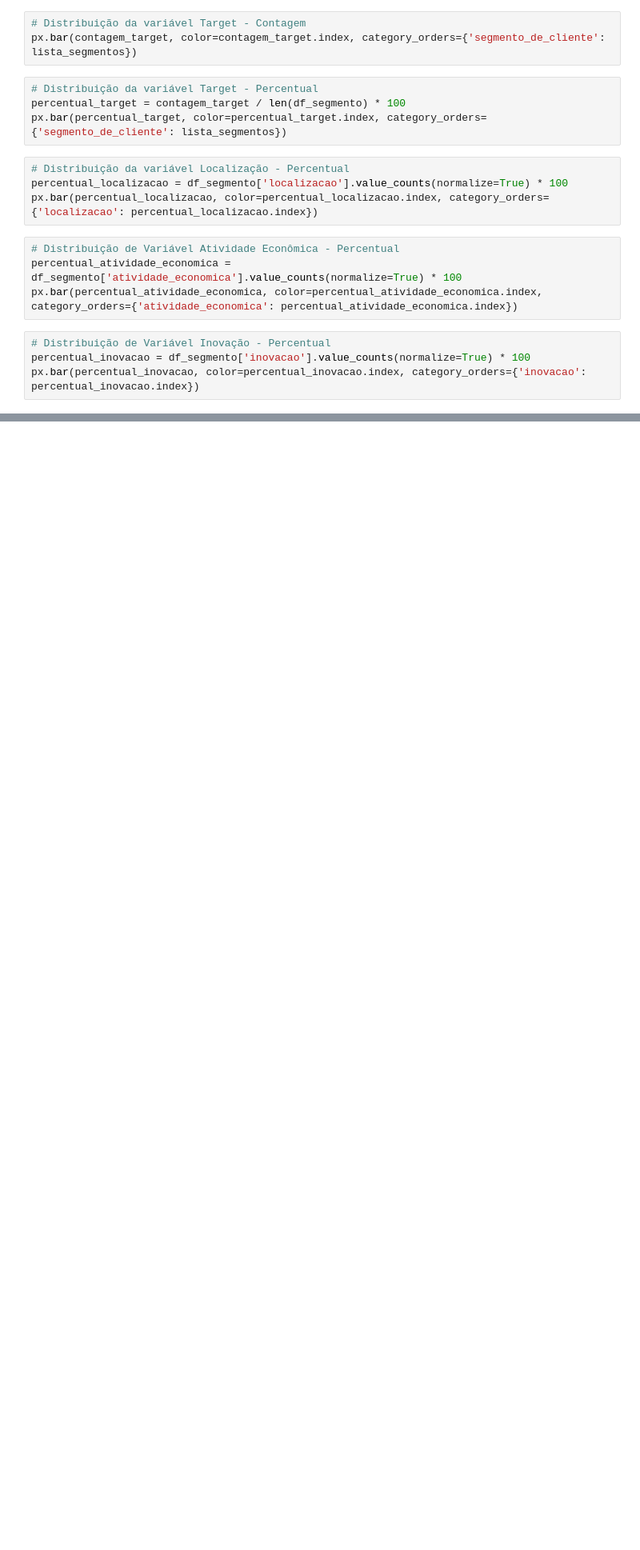
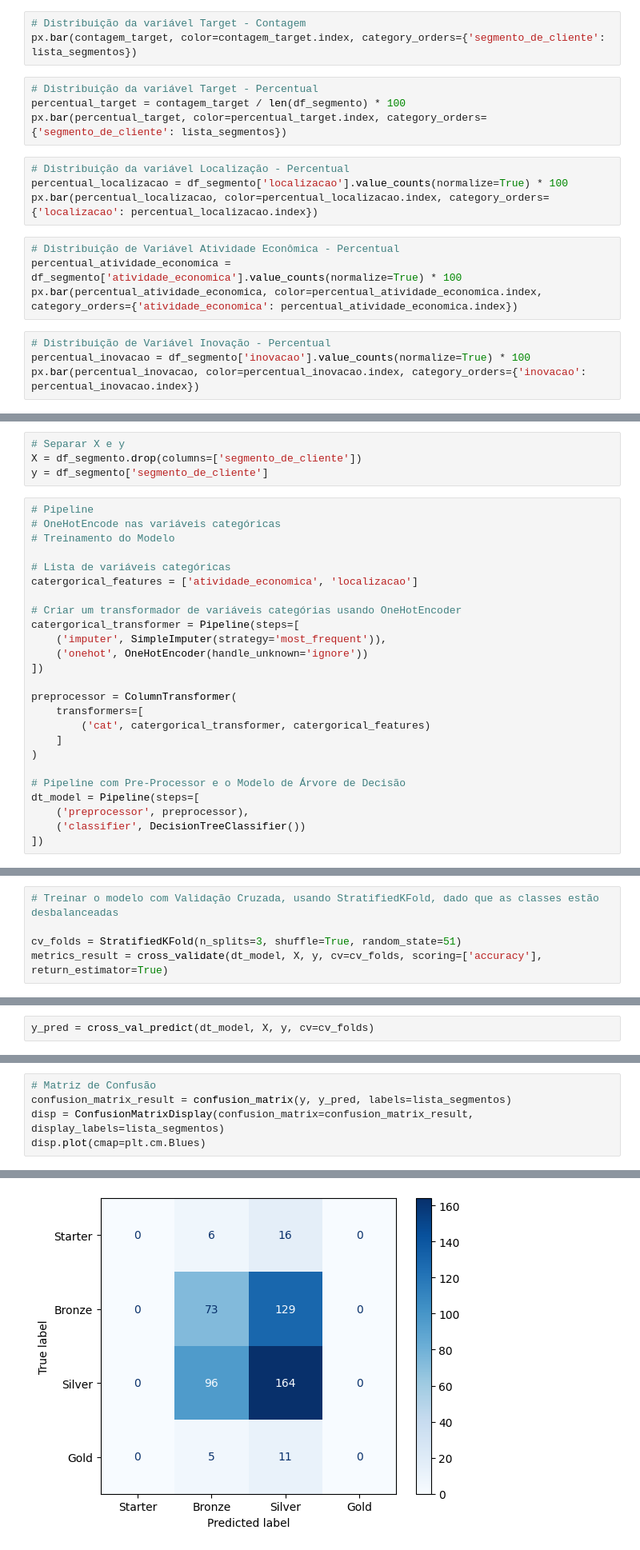
Before and after one commit to pedrosayuri/classificacao_arvore_decisao, a Jupyter notebook: classificacao_segmento_empresa.ipynb, the cells around one changed output, grey strips where cells are left out. Shown at 80% size. Saved outputs shown, nothing was run; the diff lists cells and outputs as text; blank space fills up the shorter version.

```diff
--- a/classificacao_segmento_empresa.ipynb
+++ b/classificacao_segmento_empresa.ipynb
@@ -132,0 +338,29 @@ px.bar(percentual_inovacao, color=percentual_inovacao.index, category_orders={'i
+# %%
+# Separar X e y
+X = df_segmento.drop(columns=['segmento_de_cliente'])
+y = df_segmento['segmento_de_cliente']
+# %%
+# Pipeline
+# OneHotEncode nas variáveis categóricas
+# Treinamento do Modelo
+
+# Lista de variáveis categóricas
+catergorical_features = ['atividade_economica', 'localizacao']
+
+# Criar um transformador de variáveis categórias usando OneHotEncoder
+catergorical_transformer = Pipeline(steps=[
+    ('imputer', SimpleImputer(strategy='most_frequent')),
+    ('onehot', OneHotEncoder(handle_unknown='ignore'))
+])
+
+preprocessor = ColumnTransformer(
+    transformers=[
+        ('cat', catergorical_transformer, catergorical_features)
+    ]
+)
+
+# Pipeline com Pre-Processor e o Modelo de Árvore de Decisão
+dt_model = Pipeline(steps=[
+    ('preprocessor', preprocessor),
+    ('classifier', DecisionTreeClassifier())
+])
@@ -132,0 +369,5 @@ px.bar(percentual_inovacao, color=percentual_inovacao.index, category_orders={'i
+# %%
+# Treinar o modelo com Validação Cruzada, usando StratifiedKFold, dado que as classes estão desbalanceadas
+
+cv_folds = StratifiedKFold(n_splits=3, shuffle=True, random_state=51)
+metrics_result = cross_validate(dt_model, X, y, cv=cv_folds, scoring=['accuracy'], return_estimator=True)
@@ -132,0 +405,2 @@ px.bar(percentual_inovacao, color=percentual_inovacao.index, category_orders={'i
+# %%
+y_pred = cross_val_predict(dt_model, X, y, cv=cv_folds)
@@ -132,0 +431,6 @@ px.bar(percentual_inovacao, color=percentual_inovacao.index, category_orders={'i
+# %%
+# Matriz de Confusão
+confusion_matrix_result = confusion_matrix(y, y_pred, labels=lista_segmentos)
+disp = ConfusionMatrixDisplay(confusion_matrix=confusion_matrix_result, display_labels=lista_segmentos)
+disp.plot(cmap=plt.cm.Blues)
+# %% [output]
@@ -132,0 +438 @@ px.bar(percentual_inovacao, color=percentual_inovacao.index, category_orders={'i
+[figure, added]
```
Also changed, not shown: parts of 41 cells of this notebook, 4 other files.
